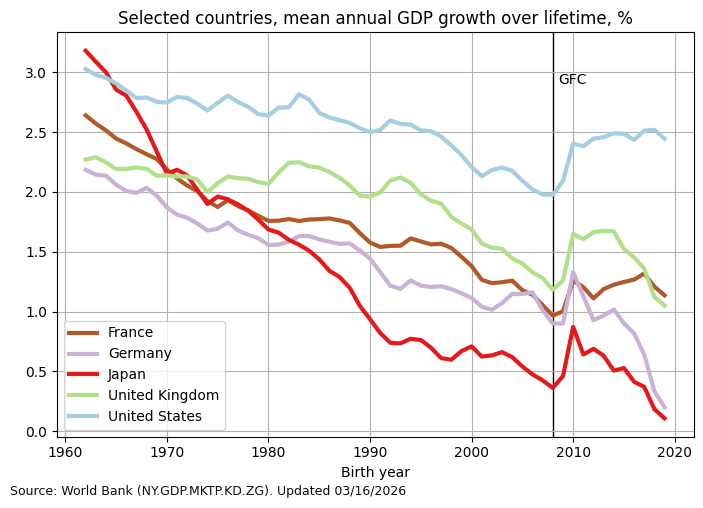
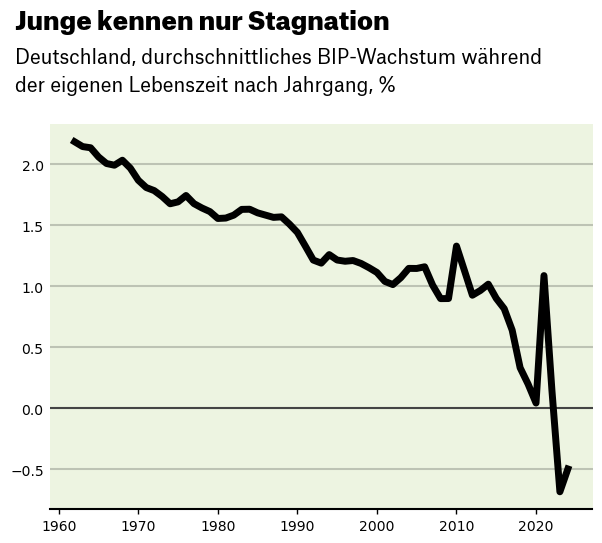
The change to this notebook cell's code, shown as a diff; its figure went from the first image to the second:
--- before
+++ after
@@ -1,5 +1,18 @@
-countries = ["Germany", "United Kingdom", "France", "Japan", "United States"]
+countries = ["Germany"]
 
-d = data["gdp-growth"].loc[data["gdp-growth"]["Country Name"].isin(countries)].melt(id_vars=["Country Name", "Country Code", "Indicator Name", "Indicator Code", "Unnamed: 70"])[["Country Name", "Country Code", "variable", "value"]].rename(columns={"variable": "year", "Country Name": "country_name"})
+d = (
+    data["gdp-growth"]
+    .loc[data["gdp-growth"]["Country Name"].isin(countries)]
+    .melt(
+        id_vars=[
+            "Country Name",
+            "Country Code",
+            "Indicator Name",
+            "Indicator Code",
+            "Unnamed: 70",
+        ]
+    )[["Country Name", "Country Code", "variable", "value"]]
+    .rename(columns={"variable": "year", "Country Name": "country_name"})
+)
 
 d["year"] = d["year"].apply(pd.to_datetime)
@@ -8,26 +21,54 @@
 res = []
 
-for y in range(1962, 2020):
-	for c in countries:
-		avg_growth = d.loc[(d["country_name"] == c) & (d["year"] >= f"{y}")]["value"].mean()
-		res.append({"year": y, "avg_growth": avg_growth, "country": c})
-	
-result = pd.DataFrame(res).set_index(["year"]).pivot(columns="country", values="avg_growth")
+for y in range(1962, 2025):
+    for c in countries:
+        avg_growth = d.loc[(d["country_name"] == c) & (d["year"] >= f"{y}")][
+            "value"
+        ].mean()
+        res.append({"year": y, "avg_growth": avg_growth, "country": c})
 
-fig,ax = plt.subplots(figsize=(7, 5))
-result.plot(ax=ax, linewidth=3, cmap="Paired_r")
-ax.set_title("Selected countries, mean annual GDP growth over lifetime, %")
-ax.set_xlabel("Birth year")
-ax.legend()
-ax.axvline(x=2008, color="black", lw=1, zorder=0)
-ax.annotate(
-		zorder=200,
-		text="GFC",
-		xy=(2008.5, 2.9),
-		horizontalalignment="left",
-	)
-ax.grid(axis="both")
-plt.tight_layout()
+result = (
+    pd.DataFrame(res).set_index(["year"]).pivot(columns="country", values="avg_growth")
+)
 
-ax.text(x=0, y=0, s=f"Source: World Bank (NY.GDP.MKTP.KD.ZG). Updated {updated}", transform=fig.transFigure, ha='left', fontsize=9, alpha=.95, linespacing=1.35)
+fig, ax = plt.subplots(figsize=(7, 5))
+graphik_bold = fm.FontProperties(fname="../fonts/ATLASGROTESK Black.OTF")
+graphik_regular = fm.FontProperties(fname="../fonts/ATLASGROTESK REGULAR.OTF")
+
+ax.spines[["top", "right", "left"]].set_visible(False)
+ax.spines["bottom"].set_linewidth(1.5)
+result.plot(ax=ax, linewidth=5, color="black", legend=False)
+
+ax.set_yticks([-0.5, 0, 0.5, 1, 1.5, 2])
+ax.grid(axis="y", color="#000000", alpha=0.2, zorder=10, linewidth=1.5)
+ax.text(
+    x=0.075,
+    y=1.07,
+    s="Junge kennen nur Stagnation",
+    transform=fig.transFigure,
+    ha="left",
+    fontsize=18,
+    alpha=1,
+    fontproperties=graphik_bold,
+    linespacing=5,
+)
+ax.text(
+    x=0.075,
+    y=0.945,
+    s="Deutschland, durchschnittliches BIP-Wachstum während\nder eigenen Lebenszeit nach Jahrgang, %",
+    transform=fig.transFigure,
+    ha="left",
+    fontsize=14,
+    linespacing=1.5,
+    alpha=1,
+    fontproperties=graphik_regular,
+)
+
+ax.axhline(y=0, color="#555", lw=1.5, zorder=0)
+ax.set_facecolor("#EDF4E1")
+ax.yaxis.set_tick_params(pad=1, labelsize=10, bottom=False)
+ax.xaxis.set_tick_params(width=1)
+ax.set_xlabel(None)
+
+
 plt.show()

Commit: Iterate chart